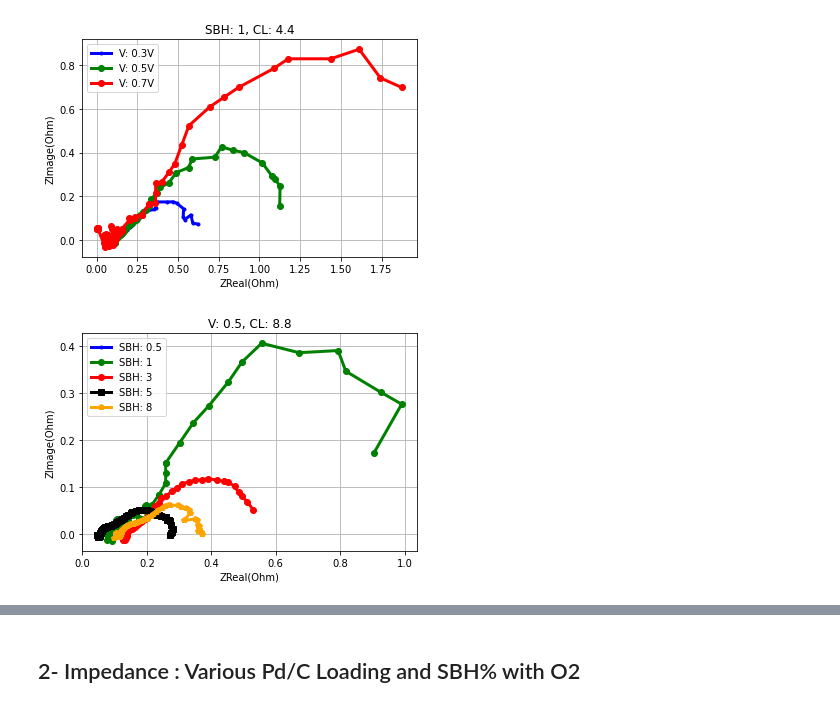
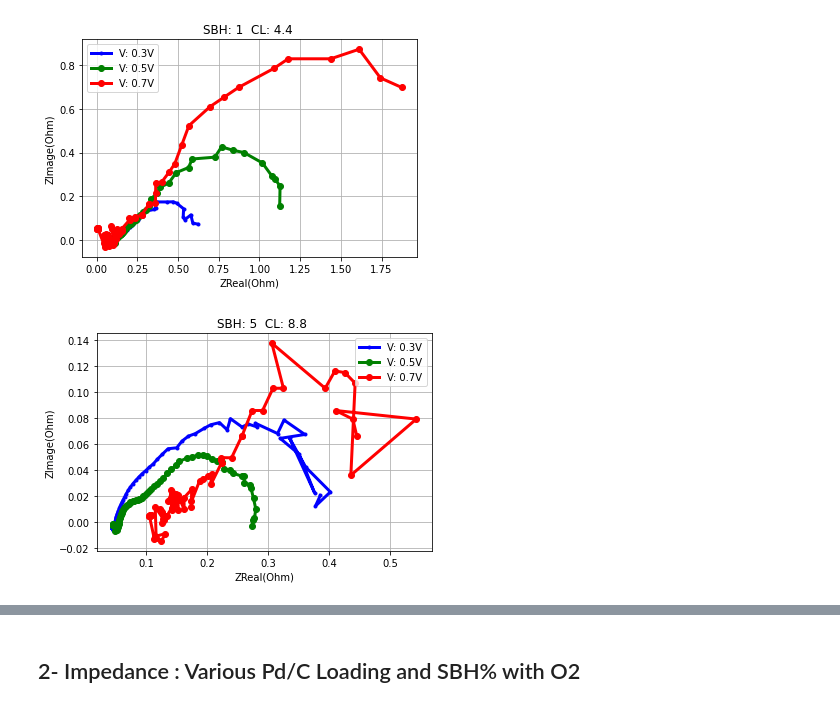
Before and after one commit to ECSIM/dbfc-dataset, a Jupyter notebook: Notebooks/Pd-C Catalyst.ipynb, the cells around one changed output, grey strips where cells are left out. Drawn from its saved outputs; the diff is of its cells as text; code cells hidden in the pictures.

```diff
--- a/Notebooks/Pd-C Catalyst.ipynb
+++ b/Notebooks/Pd-C Catalyst.ipynb
@@ -16,6 +16,6 @@ impedance_plot(data, CL=4.4, SBH=1)
 # %% [output]
 [figure]
 # %%
-impedance_plot(data, CL=8.8, V=0.5)
+impedance_plot(data, CL=8.8, SBH=5)
 # %% [output]
-[figure, old version]
+[figure, new version]
```
Also changed, not shown: parts of 3 cells of this notebook, 2 other files.
